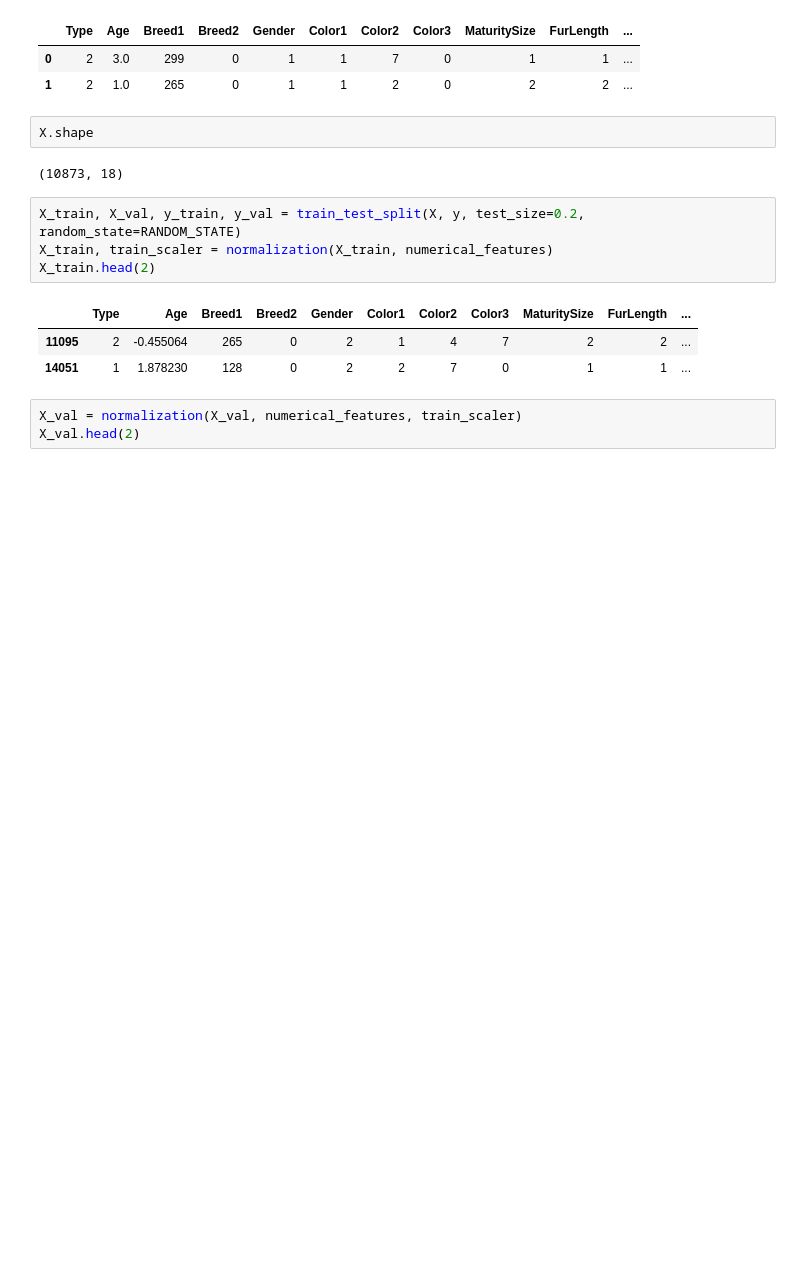
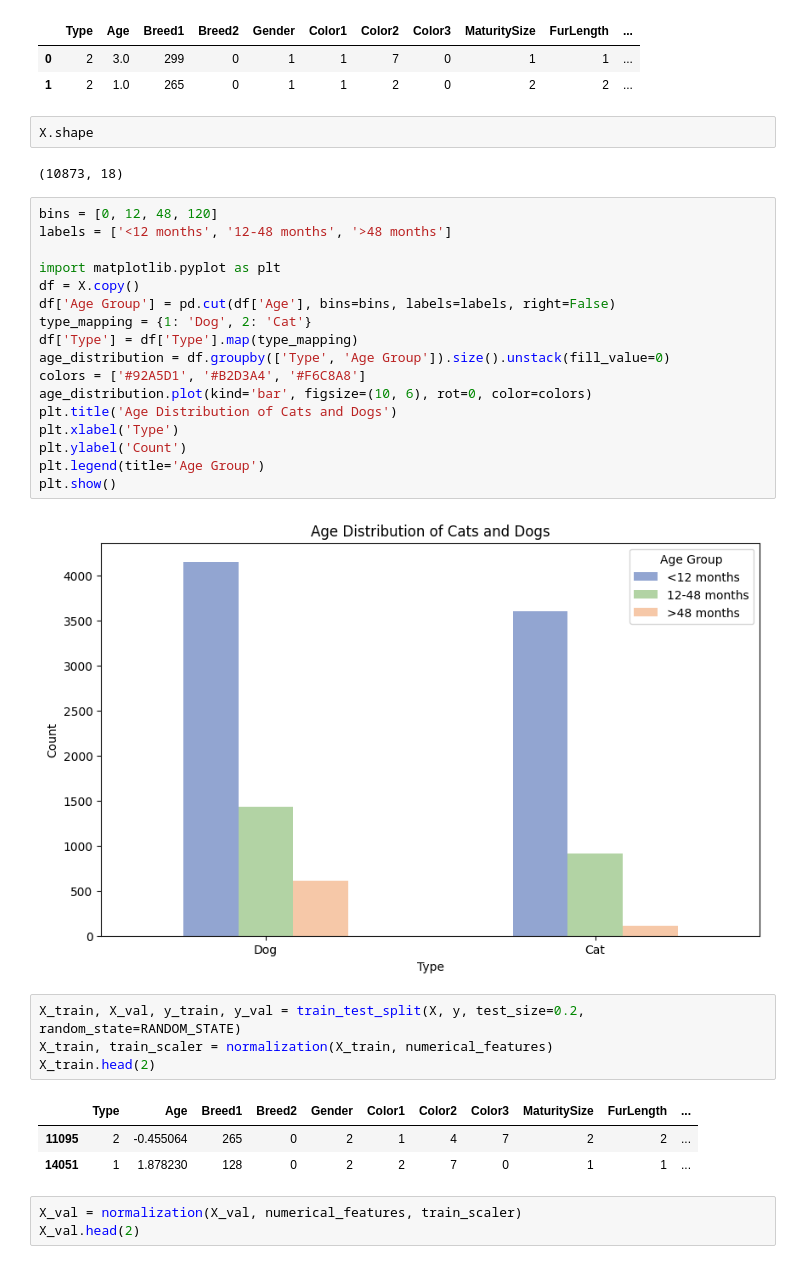
Before and after one commit to RosemarySu/ECE580project, a Jupyter notebook: load_data.ipynb, the cells around one changed output. Cells and saved outputs as stored; diff of their text form; blank space fills up the shorter version.

```diff
--- a/load_data.ipynb
+++ b/load_data.ipynb
@@ -44,6 +44,25 @@ X.head(2)
 X.shape
 # %% [output]
 (10873, 18)
+# %%
+bins = [0, 12, 48, 120]
+labels = ['<12 months', '12-48 months', '>48 months']
+
+import matplotlib.pyplot as plt
+df = X.copy()
+df['Age Group'] = pd.cut(df['Age'], bins=bins, labels=labels, right=False)
+type_mapping = {1: 'Dog', 2: 'Cat'}
+df['Type'] = df['Type'].map(type_mapping)
+age_distribution = df.groupby(['Type', 'Age Group']).size().unstack(fill_value=0)
+colors = ['#92A5D1', '#B2D3A4', '#F6C8A8']
+age_distribution.plot(kind='bar', figsize=(10, 6), rot=0, color=colors)
+plt.title('Age Distribution of Cats and Dogs')
+plt.xlabel('Type')
+plt.ylabel('Count')
+plt.legend(title='Age Group')
+plt.show()
+# %% [output]
+[figure, added]
 # %%
 X_train, X_val, y_train, y_val = train_test_split(X, y, test_size=0.2, random_state=RANDOM_STATE)
 X_train, train_scaler = normalization(X_train, numerical_features)
```
Also changed, not shown: 3 other files.
